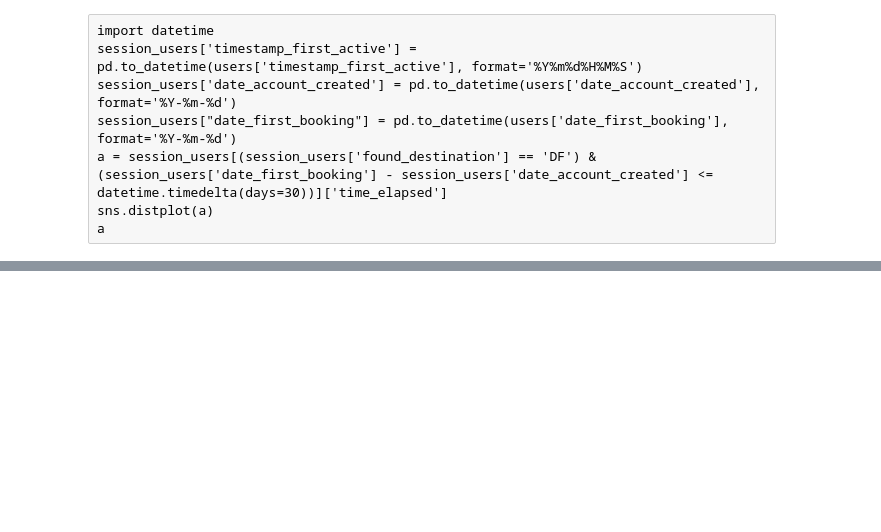
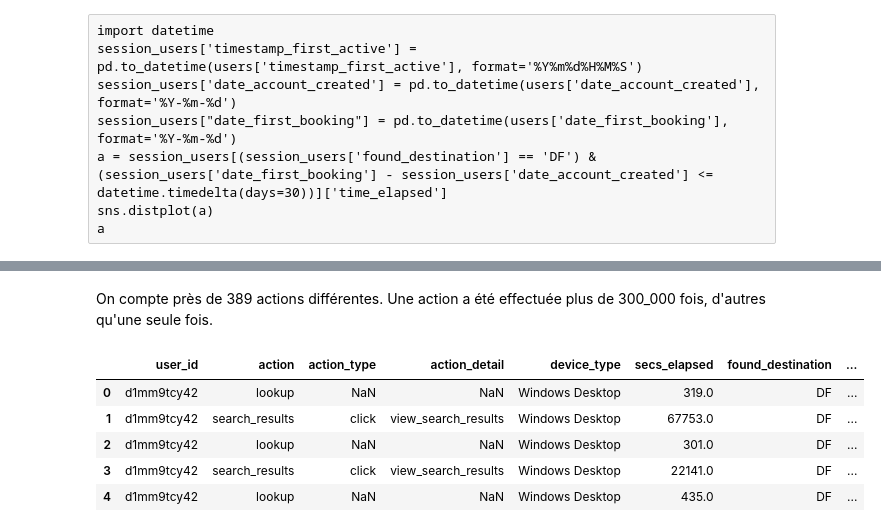
Before and after one commit to vesran/BookerGuess, a Jupyter notebook: _3_analyse_des_sessions.ipynb, the cells around one changed output, grey strips where cells are left out. Drawn from its saved outputs; the diff is of its cells as text; code cells hidden in the pictures; blank space fills up the shorter version.

```diff
--- a/_3_analyse_des_sessions.ipynb
+++ b/_3_analyse_des_sessions.ipynb
@@ -87,2 +99,15 @@ On va récupérer les actions les plus présentes chez les DF puis chez les NDF.
+# %% [markdown]
+On compte près de 389 actions différentes. Une action a été effectuée plus de 300_000 fois, d'autres qu'une seule fois.
+# %%
+# Concat actions
+sessions['action_name'] = sessions.fillna('').apply(lambda r: r['action'] + "-" +  r['action_type'] + "-" + r['action_detail'], axis=1)
+sessions.head()
+# %% [output]
+|  | user_id | action | action_type | action_detail | device_type | secs_elapsed | found_destination | ... |
+| 0 | d1mm9tcy42 | lookup | NaN | NaN | Windows Desktop | 319.0 | DF | ... |
+| 1 | d1mm9tcy42 | search_results | click | view_search_results | Windows Desktop | 67753.0 | DF | ... |
+| 2 | d1mm9tcy42 | lookup | NaN | NaN | Windows Desktop | 301.0 | DF | ... |
+| 3 | d1mm9tcy42 | search_results | click | view_search_results | Windows Desktop | 22141.0 | DF | ... |
+| 4 | d1mm9tcy42 | lookup | NaN | NaN | Windows Desktop | 435.0 | DF | ... |
 # %%
 # Actions that are common among DF / NDF
```
Also changed, not shown: parts of 9 cells of this notebook.
